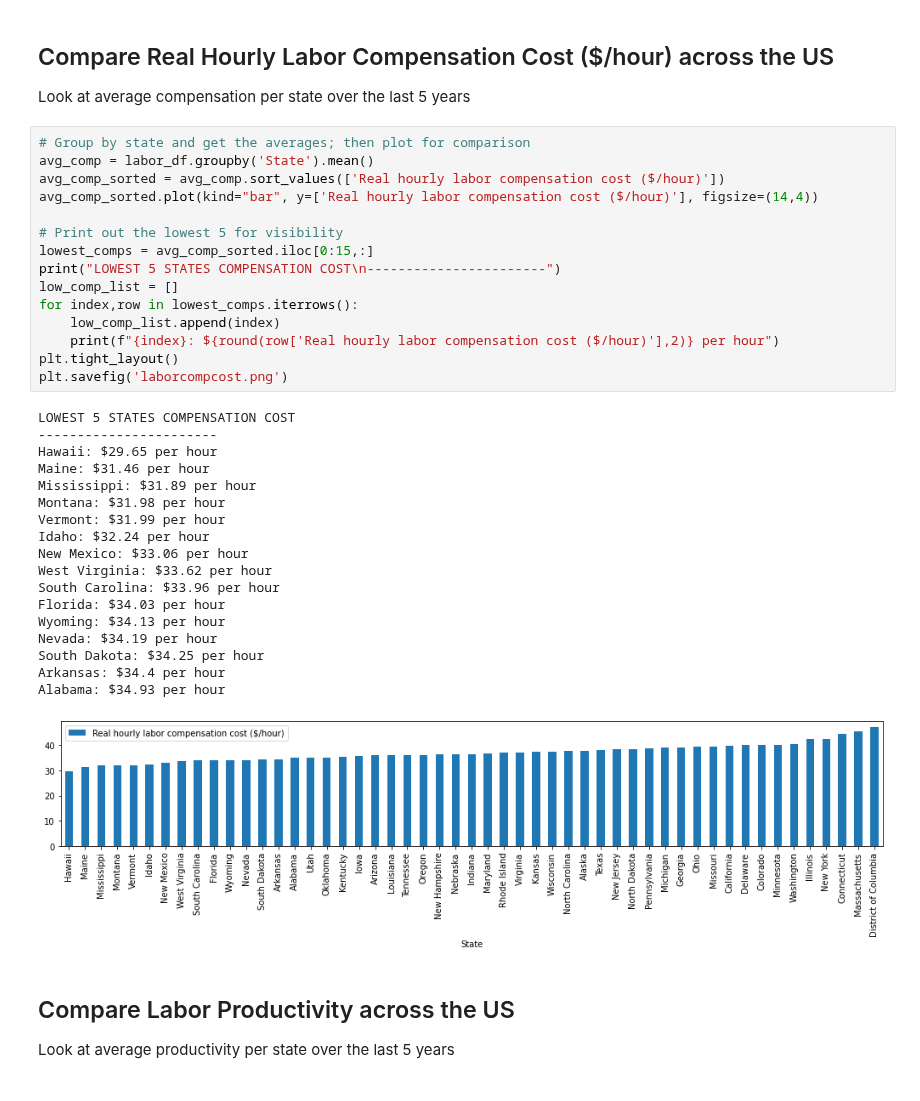
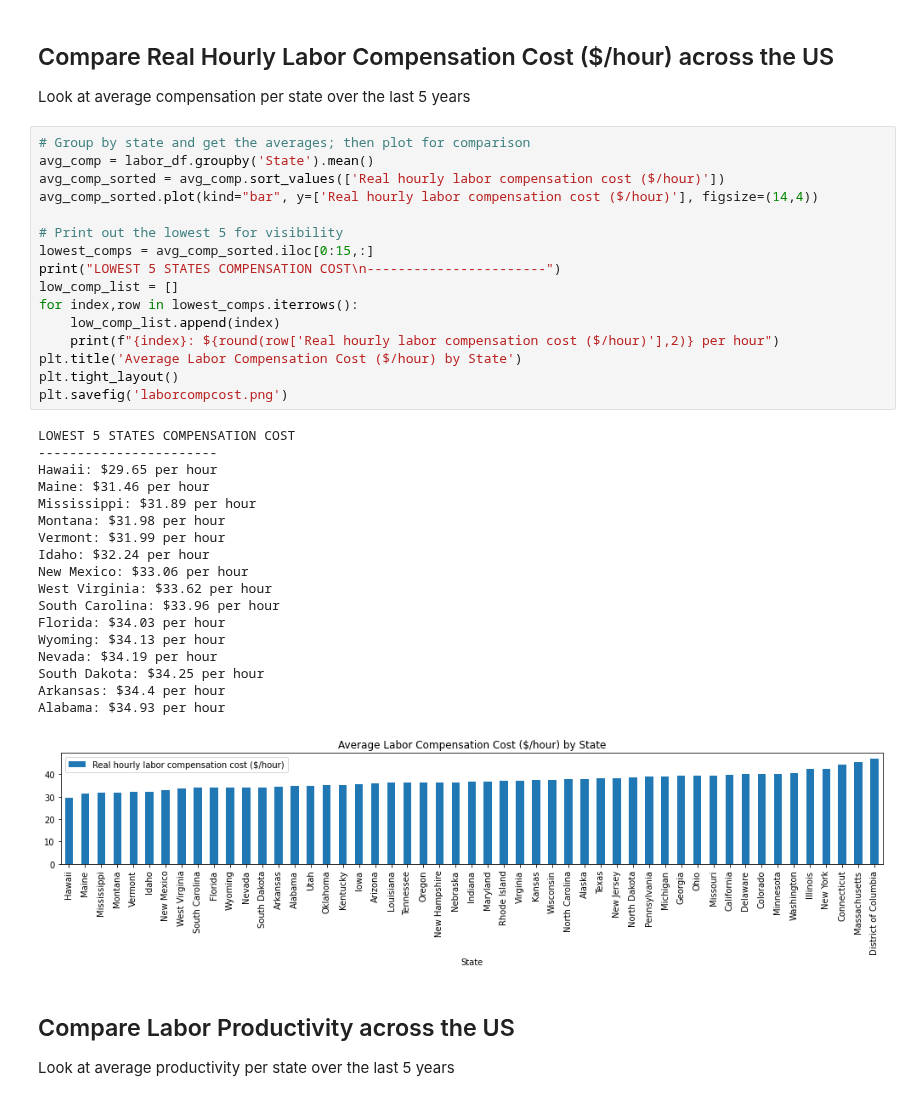
Before and after one commit to Blashford/Next-Factory-ACME, a Jupyter notebook: starter_notebook.ipynb, the cells around one changed output. Cells and saved outputs as stored; diff of their text form.

```diff
--- a/starter_notebook.ipynb
+++ b/starter_notebook.ipynb
@@ -39,34 +39,35 @@ avg_comp = labor_df.groupby('State').mean()
 avg_comp_sorted = avg_comp.sort_values(['Real hourly labor compensation cost ($/hour)'])
 avg_comp_sorted.plot(kind="bar", y=['Real hourly labor compensation cost ($/hour)'], figsize=(14,4))
 
 # Print out the lowest 5 for visibility
 lowest_comps = avg_comp_sorted.iloc[0:15,:]
 print("LOWEST 5 STATES COMPENSATION COST\n-----------------------")
 low_comp_list = []
 for index,row in lowest_comps.iterrows():
     low_comp_list.append(index)
     print(f"{index}: ${round(row['Real hourly labor compensation cost ($/hour)'],2)} per hour")
+plt.title('Average Labor Compensation Cost ($/hour) by State')
 plt.tight_layout()
 plt.savefig('laborcompcost.png')
 # %% [output]
 LOWEST 5 STATES COMPENSATION COST
 -----------------------
 Hawaii: $29.65 per hour
 Maine: $31.46 per hour
 Mississippi: $31.89 per hour
 Montana: $31.98 per hour
 Vermont: $31.99 per hour
 Idaho: $32.24 per hour
 New Mexico: $33.06 per hour
 West Virginia: $33.62 per hour
 South Carolina: $33.96 per hour
 Florida: $34.03 per hour
 Wyoming: $34.13 per hour
 Nevada: $34.19 per hour
 South Dakota: $34.25 per hour
 Arkansas: $34.4 per hour
 Alabama: $34.93 per hour
-[figure, old version]
+[figure, new version]
 # %% [markdown]
 ## Compare Labor Productivity across the US
 Look at average productivity per state over the last 5 years
```
Also changed, not shown: parts of 3 cells of this notebook, 4 other files.
